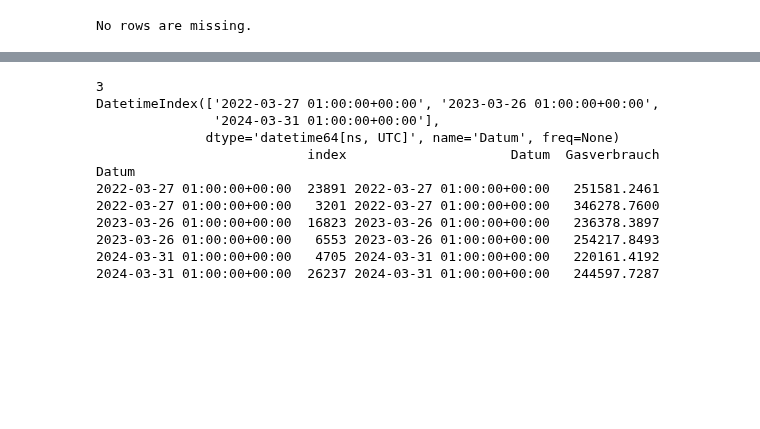
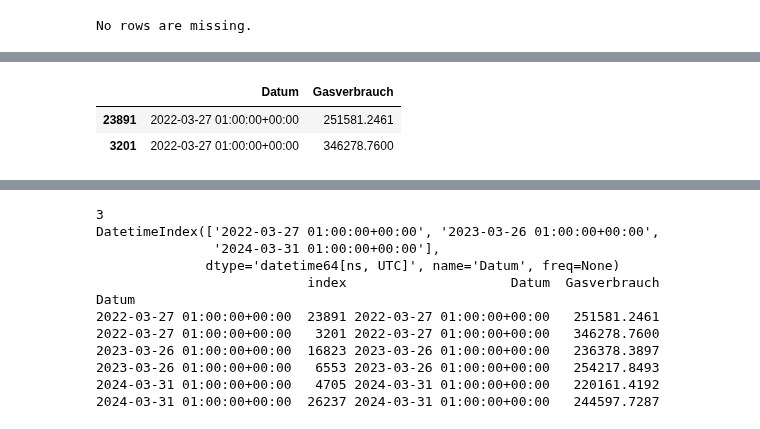
Before and after one commit to joejoejoejor/Its-Wekk, a Jupyter notebook: 4 - Data/Final_Data/Wetter_Gas_Cleaning.ipynb, the cells around one changed output, grey strips where cells are left out. Saved outputs shown, nothing was run; the diff lists cells and outputs as text; code cells hidden in the pictures; blank space fills up the shorter version.

```diff
--- a/4 - Data/Final_Data/Wetter_Gas_Cleaning.ipynb
+++ b/4 - Data/Final_Data/Wetter_Gas_Cleaning.ipynb
@@ -99,2 +90,7 @@ Weather_full.to_csv("./Cleaned/Wetterdaten_Basel_cleanded22_24.csv")
 # %%
 Gas_full = pd.read_csv("./Gasverbrauch_im_Versorgungsgebiet_der_IWB.csv", sep=';')
+# %%
+Gas_full.head()
+print(Gas_full[Gas_full["Datum"] == "2022-03-27 00:00:00+00:00"])
+Gas_full[Gas_full["Datum"] == "2022-03-27 03:00:00+02:00"]
+# %% [output]
@@ -100,0 +99,3 @@ Gas_full = pd.read_csv("./Gasverbrauch_im_Versorgungsgebiet_der_IWB.csv", sep=';
+|  | Datum | Gasverbrauch |
+| 23891 | 2022-03-27 01:00:00+00:00 | 251581.2461 |
+| 3201 | 2022-03-27 01:00:00+00:00 | 346278.7600 |
```
Also changed, not shown: parts of 19 cells of this notebook, 3 other files.
